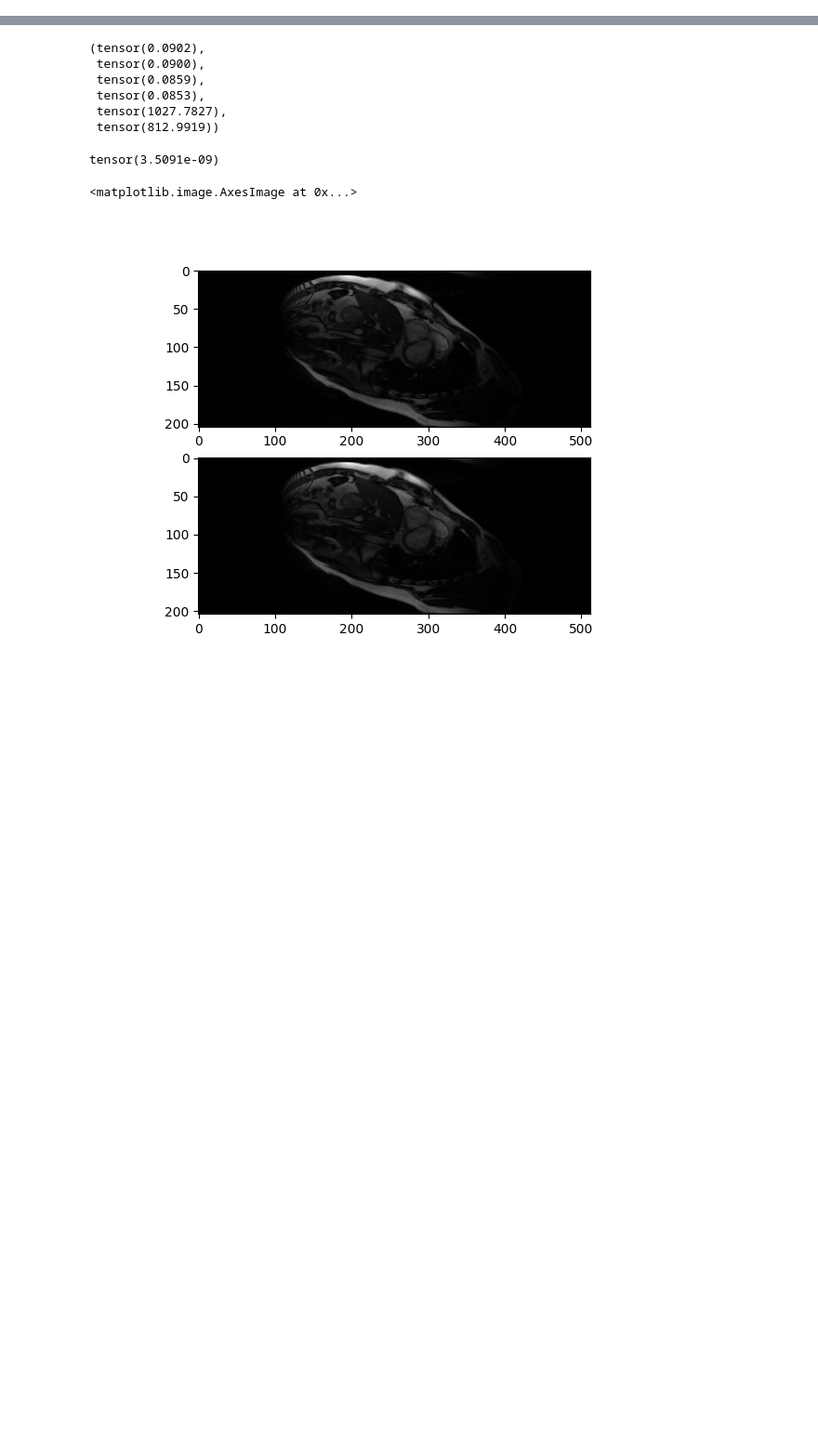
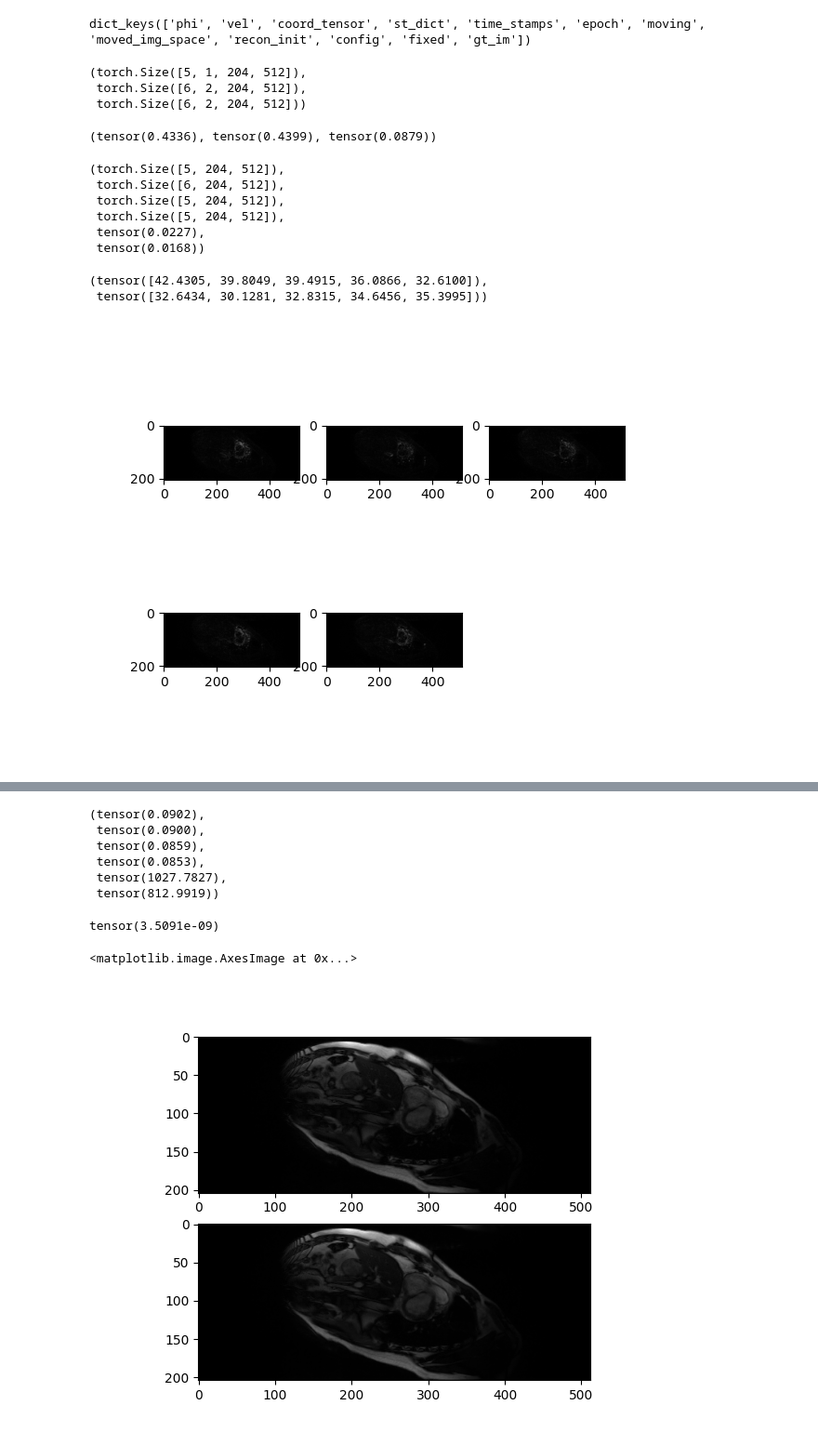
Before and after one commit to somcogo/space_time_reg, a Jupyter notebook: notebooks/notebook.ipynb, the cells around one changed output, grey strips where cells are left out. Shown at 93% size. Drawn from its saved outputs; the diff is of its cells as text; code cells hidden in the pictures; blank space fills up the shorter version.

```diff
--- a/notebooks/notebook.ipynb
+++ b/notebooks/notebook.ipynb
@@ -14,0 +67,45 @@ import torch.nn.functional as F
+# %%
+r = torch.load('../log/ablation/undersampling_sweep/factor_1/S5/res.pt', weights_only=False, map_location='cpu')
+# %%
+r.keys()
+# %% [output]
+dict_keys(['phi', 'vel', 'coord_tensor', 'st_dict', 'time_stamps', 'epoch', 'moving', 'moved_img_space', 'recon_init', 'config', 'fixed', 'gt_im'])
+# %%
+r['moved_img_space'].shape, r['fixed'].shape, r['gt_im'].shape
+# %% [output]
+(torch.Size([5, 1, 204, 512]),
+ torch.Size([6, 2, 204, 512]),
+ torch.Size([6, 2, 204, 512]))
+# %%
+(r['fixed']-r['gt_im']).abs().max(), r['fixed'].abs().max(), r['gt_im'].abs().max()
+# %% [output]
+(tensor(0.4336), tensor(0.4399), tensor(0.0879))
+# %%
+moved = r['moved_img_space'].squeeze()
+gt_im = fastmri.complex_abs(r['gt_im'].movedim(1,-1))
+moved_diff = (moved-gt_im[1:]).abs()
+diff = (gt_im[1:]-gt_im[:-1]).abs()
+moved.shape, gt_im.shape, moved_diff.shape, diff.shape, diff.max(), moved_diff.max()
+# %% [output]
+(torch.Size([5, 204, 512]),
+ torch.Size([6, 204, 512]),
+ torch.Size([5, 204, 512]),
+ torch.Size([5, 204, 512]),
+ tensor(0.0227),
+ tensor(0.0168))
+# %%
+diff.sum(dim=(1,2)), moved_diff.sum(dim=(1,2))
+# %% [output]
+(tensor([42.4305, 39.8049, 39.4915, 36.0866, 32.6100]),
+ tensor([32.6434, 30.1281, 32.8315, 34.6456, 35.3995]))
+# %%
+%matplotlib widget
+f,a = plt.subplots(2,3)
+for x in range(2):
+    for y in range(3):
+        if 3*x+y < moved_diff.shape[0]:
+            a[x,y].imshow(moved_diff[3*x+y], cmap='gray', vmax=diff.max())
+        else:
+            a[x,y].axis("off")
+# %% [output]
+[figure, added]
```
Also changed, not shown: parts of 17 cells of this notebook.
